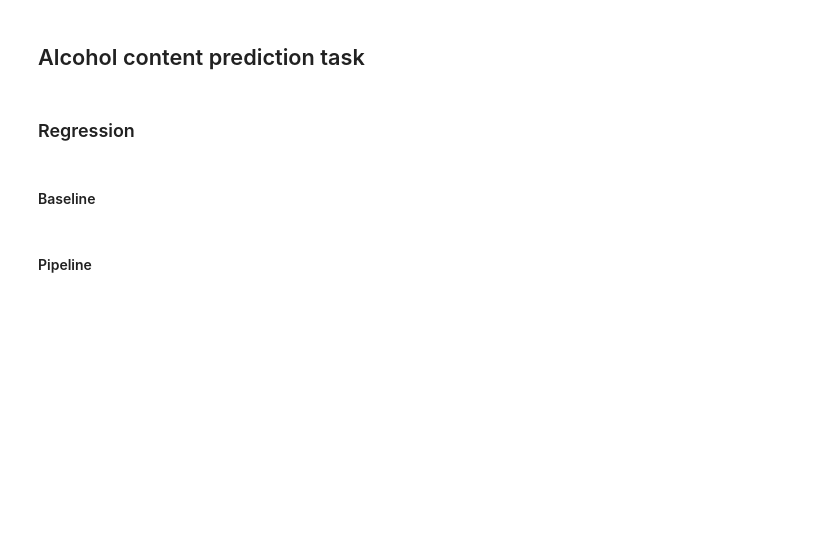
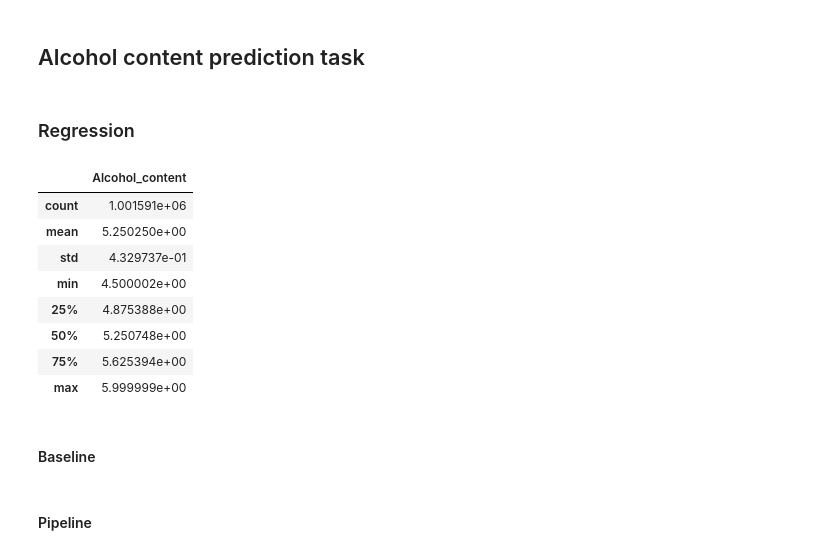
Before and after one commit to VincenzoRocchi/DDAM, a Jupyter notebook: code/Brewery.ipynb, the cells around one changed output. Drawn from its saved outputs; the diff is of its cells as text; code cells hidden in the pictures; blank space fills up the shorter version.

```diff
--- a/code/Brewery.ipynb
+++ b/code/Brewery.ipynb
@@ -1038,3 +1071,6 @@ Efficiency Gains: What combinations of brewing factors have produced the highest
 - Loss during processes
 
 - Quality score & usdperliter
+# %%
+sample = df.sample(fraction=0.1, seed=42) #.drop("Batch_ID")
+print(f"Sample size: {sample.count()}")
@@ -1047,7 +1114,17 @@ df.show(5)
 # %% [markdown]
 ### Regression
 # %%
-df.select("Alcohol_content").toPandas().describe()
+sample.select("Alcohol_content").toPandas().describe()
+# %% [output]
+|  | Alcohol_content |
+| count | 1.001591e+06 |
+| mean | 5.250250e+00 |
+| std | 4.329737e-01 |
+| min | 4.500002e+00 |
+| 25% | 4.875388e+00 |
+| 50% | 5.250748e+00 |
+| 75% | 5.625394e+00 |
+| max | 5.999999e+00 |
 # %% [markdown]
 #### Baseline
 # %%
```
Also changed, not shown: parts of 15 cells of this notebook, 1 other file.
